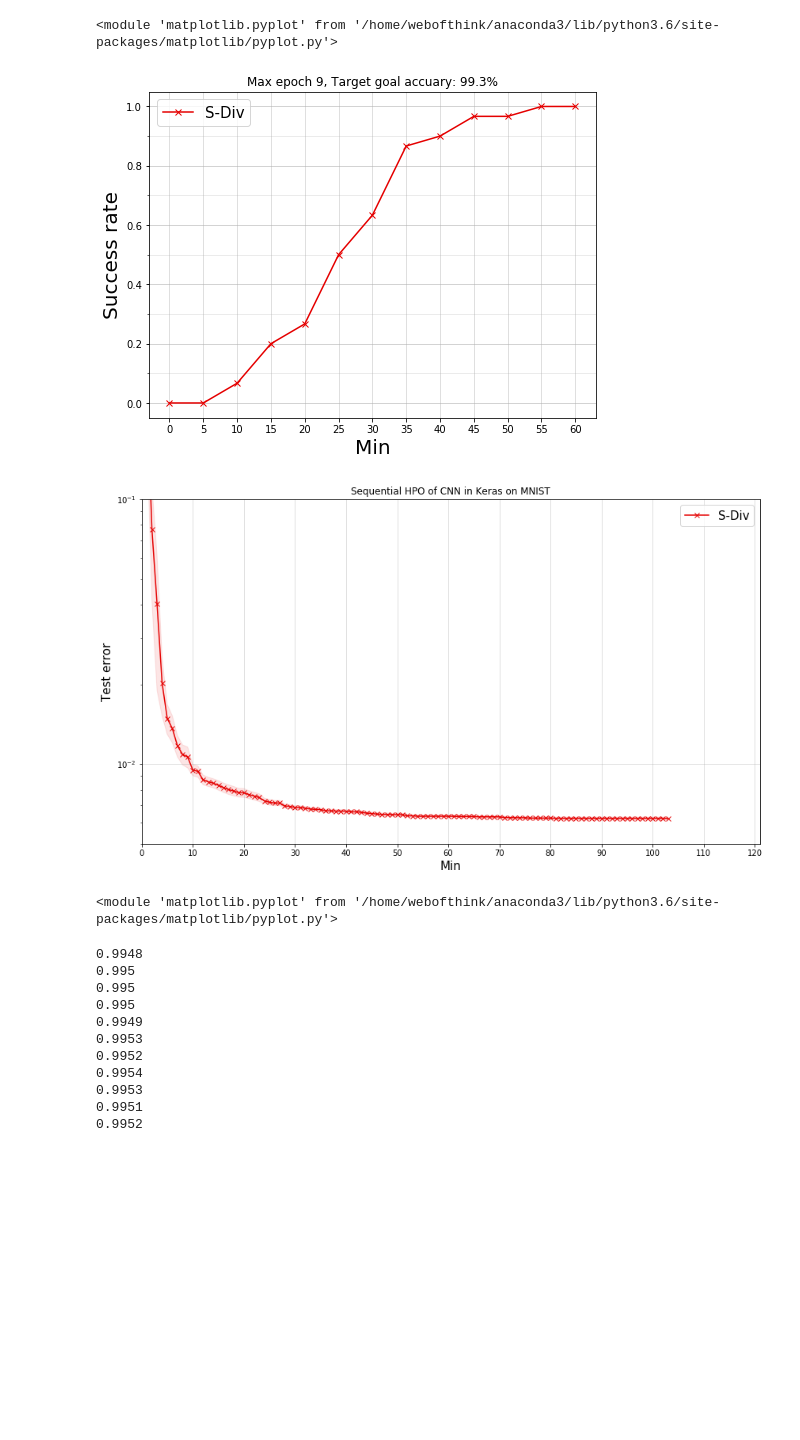
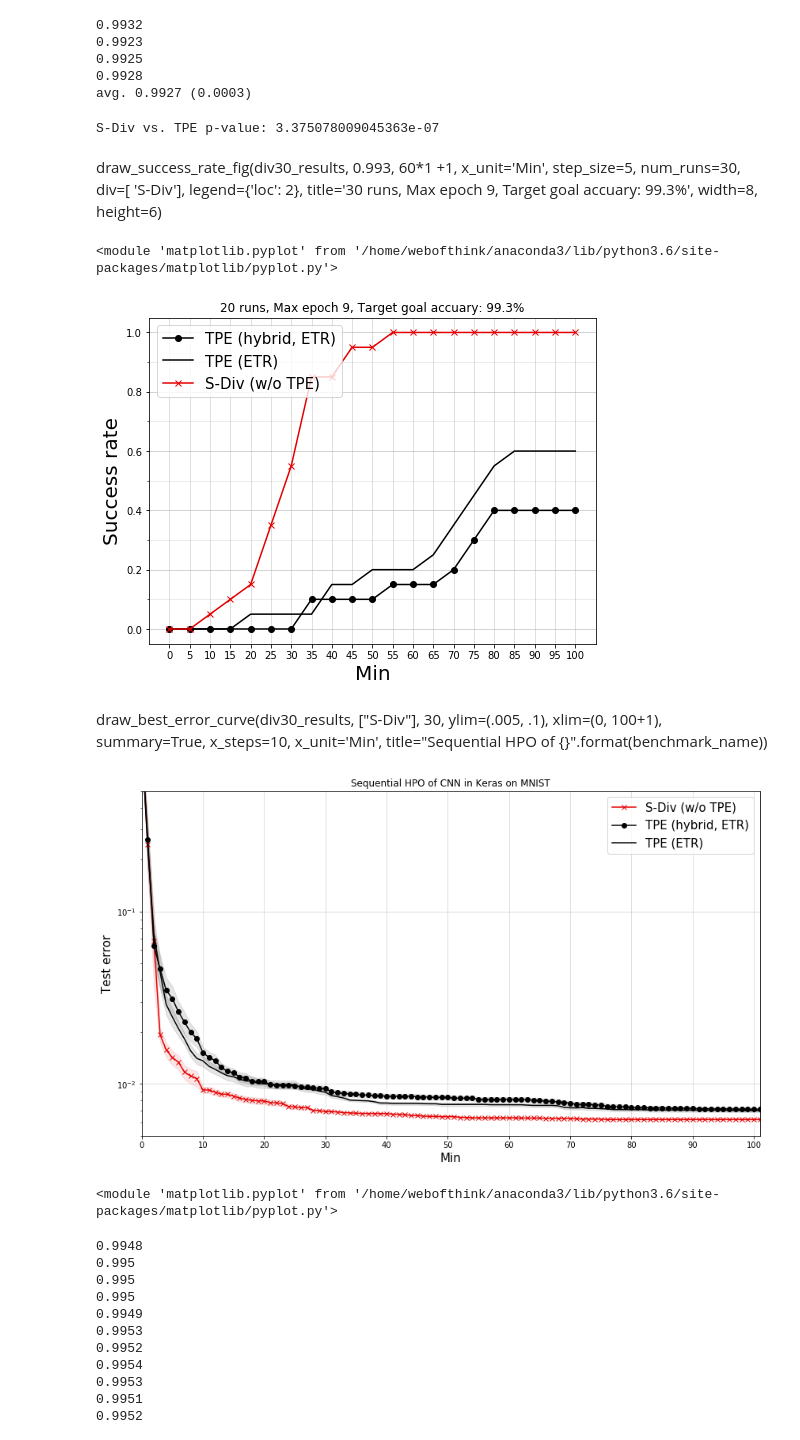
Before and after one commit to yongjinkim49/ecml, a Jupyter notebook: results/Real evaluation on BM1.ipynb, the cells around one changed output. Drawn from its saved outputs; the diff is of its cells as text; code cells hidden in the pictures; blank space fills up the shorter version.

```diff
--- a/results/Real evaluation on BM1.ipynb
+++ b/results/Real evaluation on BM1.ipynb
@@ -18,11 +18,17 @@ benchmark_name = 'CNN in Keras on MNIST'
 num_trials =10
 # %%
 # Read sequential optimization results
-div10_results = {}
+div4_results = {}
+div20_results = {}
 div30_results = {}
 
 opt_secs = 7200
 s_path = "./{}/T{}S/".format(dataset, opt_secs)
-div30_results['S-Div'] = load_json(s_path + 'DIV-SEQ.hybrid-deca.HPO_runner.ETR-DecaTercet(30)' + '.json')
+
+div30_results['S-Div'] = load_json(s_path + 'DIV-SEQ.hybrid-deca.HPO_runner.ETR-DecaTercet(28)' + '.json')
+div20_results['S-Div (w/o TPE)'] = div30_results['S-Div']
+div20_results['TPE (hybrid, ETR)'] = load_json(s_path + 'TPE-HLE-EI.HPO_runner.ETR-DecaTercet(23)' + '.json')
+div20_results['TPE (ETR)'] = load_json(s_path + 'TPE-EI.HPO_runner.ETR-DecaTercet(21)' + '.json')
+div4_results['TPE'] = load_json(s_path + 'TPE-EI.hybrid.HPO_runner.(4)' + '.json')
 # %%
 max_accs = []
@@ -52,17 +111,45 @@ avg. 0.9937 (0.0003)
+# %%
+max_accs = []
+for i in range(4):
+    max_acc = max(div4_results['TPE'][str(i)]['accuracy'])
+    print(max_acc)
+    max_accs.append(max_acc)
+print("avg. {:.4f} ({:.4f})".format(np.mean(max_accs), np.std(max_accs)))
+tpe_bests = max_accs
+# %% [output]
+0.9932
+0.9923
+0.9925
+0.9928
+avg. 0.9927 (0.0003)
+# %%
+from scipy.stats import ttest_ind
+print("S-Div vs. TPE p-value: {}".format(ttest_ind(sdiv_bests, tpe_bests)[1]))
+# %% [output]
+S-Div vs. TPE p-value: 3.375078009045363e-07
+# %% [markdown]
+draw_success_rate_fig(div30_results, 0.993, 60*1 +1,
+                                              x_unit='Min', step_size=5,
+                                              num_runs=30,
+                                              div=[ 'S-Div'], legend={'loc': 2}, title='30 runs, Max epoch 9, Target goal accuary: 99.3%',
+                                                 width=8, height=6)
 # %%
-draw_success_rate_fig(div30_results, 0.993, 60*1 +1,
+draw_success_rate_fig(div20_results, 0.993, 100 +1,
                                               x_unit='Min', step_size=5,
-                                              num_runs=30,
-                                              div=[ 'S-Div'], legend={'loc': 2}, title='30 runs, Max epoch 9, Target goal accuary: 99.3%',
+                                              num_runs=20,
+                                              div=[ 'S-Div (w/o TPE)'], indi=['TPE (hybrid, ETR)', 'TPE (ETR)'], legend={'loc': 2}, title='20 runs, Max epoch 9, Target goal accuary: 99.3%',
                                                  width=8, height=6)
 # %% [output]
 <module 'matplotlib.pyplot' from '/home/webofthink/anaconda3/lib/python3.6/site-packages/matplotlib/pyplot.py'>
-[figure, old version]
+[figure, new version]
+# %% [markdown]
+draw_best_error_curve(div30_results, ["S-Div"], 30, ylim=(.005, .1), xlim=(0, 100+1),
+                      summary=True, x_steps=10, x_unit='Min', title="Sequential HPO of {}".format(benchmark_name))
 # %%
-draw_best_error_curve(div30_results, ["S-Div"], 30, ylim=(.005, .1), xlim=(0, 60*2+1),
+draw_best_error_curve(div20_results, ["S-Div (w/o TPE)"] + ['TPE (hybrid, ETR)', 'TPE (ETR)'], 20, ylim=(.005, .5), xlim=(0, 100+1),
                       summary=True, x_steps=10, x_unit='Min', title="Sequential HPO of {}".format(benchmark_name))
 # %% [output]
-[figure, old version]
+[figure, new version]
 <module 'matplotlib.pyplot' from '/home/webofthink/anaconda3/lib/python3.6/site-packages/matplotlib/pyplot.py'>
 # %%
 div21_results = {}
```
Also changed, not shown: parts of 10 cells of this notebook, 6 other files.
